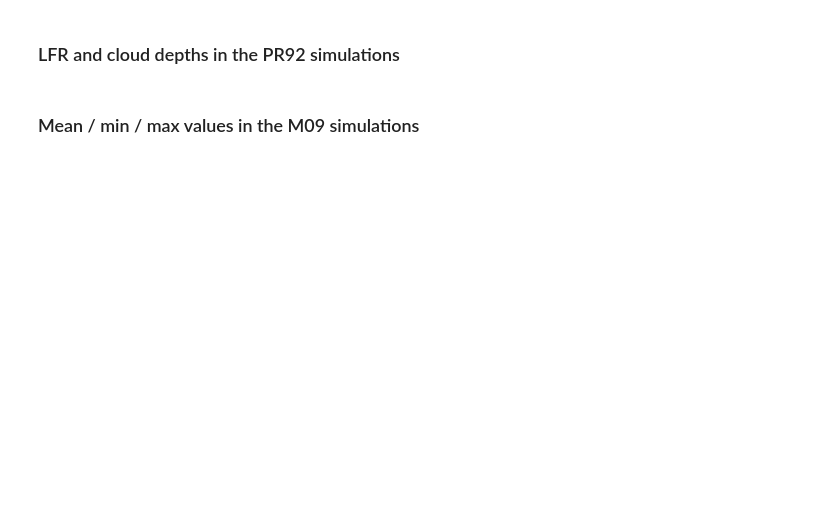
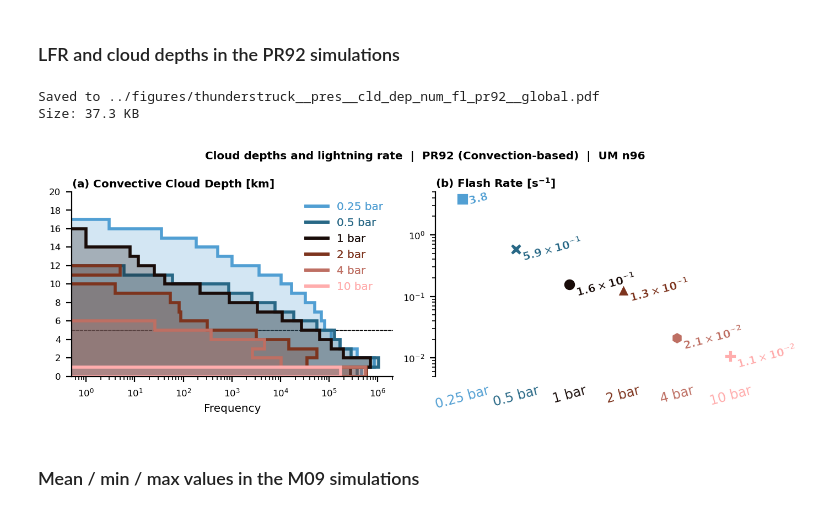
Before and after one commit to dennissergeev/thunderstruck, a Jupyter notebook: src/scripts/Glob-Diags.ipynb, the cells around one changed output. Saved outputs shown, nothing was run; the diff lists cells and outputs as text; code cells hidden in the pictures; blank space fills up the shorter version.

```diff
--- a/src/scripts/Glob-Diags.ipynb
+++ b/src/scripts/Glob-Diags.ipynb
@@ -143,7 +162,7 @@ ax.set_title(
 ax.set_ylim(DIAGS[diag_key].bins[0], DIAGS[diag_key].bins[-1])
 ax.set_yticks(DIAGS[diag_key].bins[::2])
 ax.set_xscale("log")
-ax.set_xlabel("Frequency", fontsize="large")
+ax.set_xlabel("Frequency", fontsize="large", labelpad=-5)
 if diag_key == "cld_dep":
     ax.axhline(5, lw=0.5, **KW_DELIM_LINE)
 add_custom_legend(
@@ -224,34 +243,38 @@ for isim, sim in enumerate(GROUPS[SIM_GROUP].simulations):
             **KW_TEXT,
         )
     except Exception as e:
         print(e)
 ax.set_xlim(-0.5, len(GROUPS[SIM_GROUP].simulations) - 0.5)
 ax.set_xticks(range(len(GROUPS[SIM_GROUP].simulations)))
 ax.set_xticklabels(
     [SIMULATIONS[sim].title for sim in GROUPS[SIM_GROUP].simulations],
     size="x-large",
     rotation=15,
 )
 for xtick, sim in zip(ax.get_xticklabels(), GROUPS[SIM_GROUP].simulations):
     xtick.set_color(SIMULATIONS[sim].kw_plt["color"])
 ax.set_yscale(DIAGS[diag_key].scale)
 ylabel = f"{DIAGS[diag_key].title}"
 ax.spines.right.set_visible(False)
 ax.spines.top.set_visible(False)
 ax.spines.bottom.set_visible(False)
 ax.set_ylim(DIAGS[diag_key].lim)
 ax.spines.left.set_bounds(DIAGS[diag_key].lim)
 ax.tick_params(axis="x", which="both", length=0, pad=5)
 ax.grid(visible=False, axis="x")
 
 fig.tight_layout()
 fig.align_labels()
 
 if savefig:
     figsave(
         fig,
-        paths.figures / f"thunderstruck__{SIM_GROUP}__{'_'.join(diag_keys)}__global",
+        paths.figures / f"{PROJECT}__{SIM_GROUP}__{'_'.join(diag_keys)}__global",
     )
+# %% [output]
+Saved to ../figures/thunderstruck__pres__cld_dep_num_fl_pr92__global.pdf
+Size: 37.3 KB
+[figure, added]
 # %% [markdown]
 ### Mean / min / max values in the M09 simulations
 # %%
```
Also changed, not shown: parts of 3 cells of this notebook, 2 other files.
